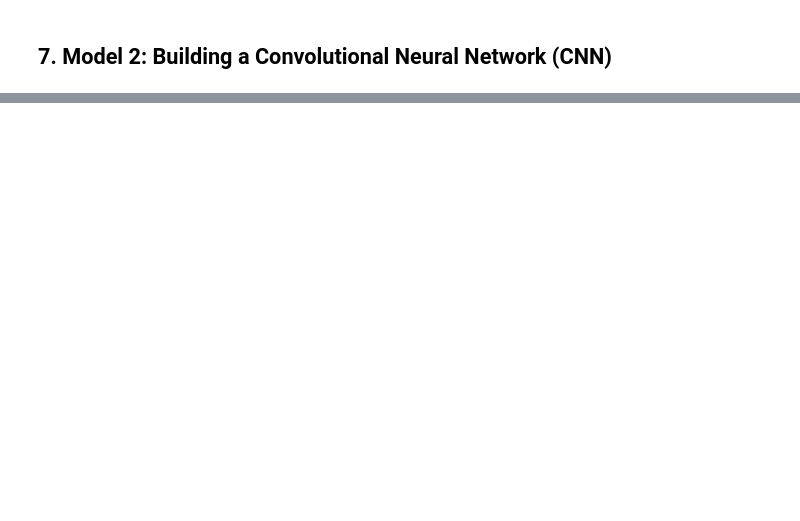
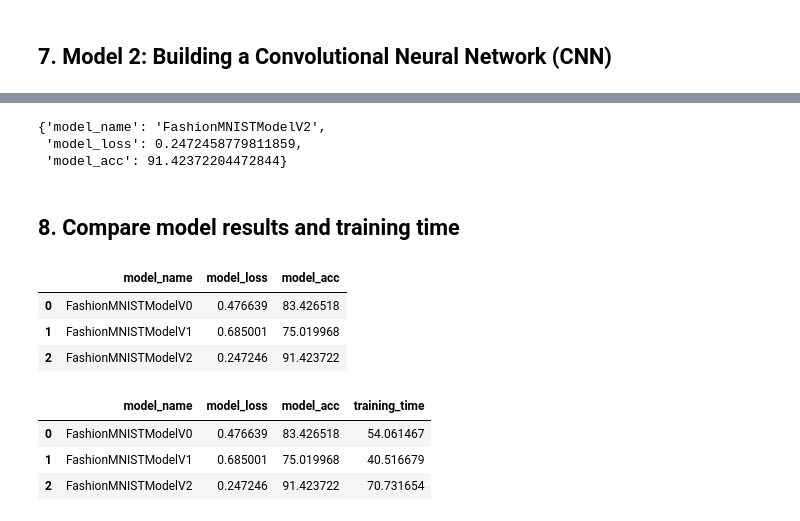
Before and after one commit to greg881203/Pytorch, a Jupyter notebook: Computer_version.ipynb, the cells around one changed output, grey strips where cells are left out. Saved outputs shown, nothing was run; the diff lists cells and outputs as text; code cells hidden in the pictures; blank space fills up the shorter version.

```diff
--- a/Computer_version.ipynb
+++ b/Computer_version.ipynb
@@ -690,0 +739,6 @@ Sun May 28 10:28:29 2023
+# %%
+torch.manual_seed(42)
+model_2 = FashionMNISTModelV2(input_shape = 1,
+                  hidden_units= 32 ,
+                  output_shape=len(class_name)).to(device)
+model_2
@@ -690,0 +869,5 @@ Sun May 28 10:28:29 2023
+# %%
+# Setup loss and optimizer
+loss_fn = nn.CrossEntropyLoss()
+optimizer = torch.optim.SGD(params=model_2.parameters(),
+                             lr=0.1)
@@ -690,0 +923,35 @@ Sun May 28 10:28:29 2023
+# %%
+# Get model_2 results
+model_2_results = eval_model(
+    model=model_2,
+    data_loader=test_dataloader,
+    loss_fn=loss_fn,
+    accuracy_fn=accuracy_fn
+)
+model_2_results
+# %% [output]
+{'model_name': 'FashionMNISTModelV2',
+ 'model_loss': 0.2472458779811859,
+ 'model_acc': 91.42372204472844}
+# %% [markdown]
+## 8. Compare model results and training time
+# %%
+import pandas as pd
+compare_results = pd.DataFrame([model_0_results, model_1_results, model_2_results])
+compare_results
+# %% [output]
+|  | model_name | model_loss | model_acc |
+| 0 | FashionMNISTModelV0 | 0.476639 | 83.426518 |
+| 1 | FashionMNISTModelV1 | 0.685001 | 75.019968 |
+| 2 | FashionMNISTModelV2 | 0.247246 | 91.423722 |
+# %%
+# Add training times to results comparison
+compare_results["training_time"] = [total_train_time_model_0,
+                   total_train_time_model_1,
+                   total_train_time_model_2]
+compare_results
+# %% [output]
+|  | model_name | model_loss | model_acc | training_time |
+| 0 | FashionMNISTModelV0 | 0.476639 | 83.426518 | 54.061467 |
+| 1 | FashionMNISTModelV1 | 0.685001 | 75.019968 | 40.516679 |
+| 2 | FashionMNISTModelV2 | 0.247246 | 91.423722 | 70.731654 |
```
Also changed, not shown: parts of 18 cells of this notebook.
